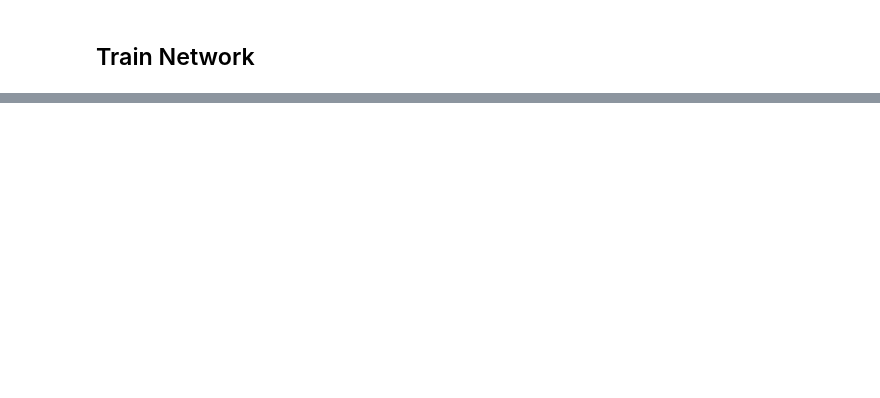
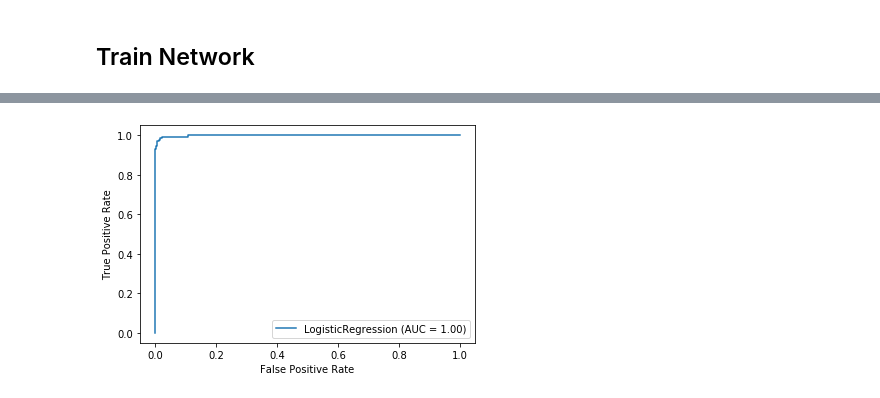
Before and after one commit to janedoesrepo/Autoencoder-ImbalancedCreditData, a Jupyter notebook: notebooks/autoencoder.ipynb, the cells around one changed output, grey strips where cells are left out. Cells and saved outputs as stored; diff of their text form; code cells hidden in the pictures; blank space fills up the shorter version.

```diff
--- a/notebooks/autoencoder.ipynb
+++ b/notebooks/autoencoder.ipynb
@@ -169,0 +192,7 @@ Accuracy: 0.9873997709049256
+# %%
+# try also with CV:
+# https://scikit-learn.org/stable/auto_examples/model_selection/plot_roc_crossval.html#sphx-glr-auto-examples-model-selection-plot-roc-crossval-py
+plot_roc_curve(clf, val_x, val_y)
+plt.show()
+# %% [output]
+[figure, added]
```
Also changed, not shown: parts of 32 cells of this notebook, 3 other files.
